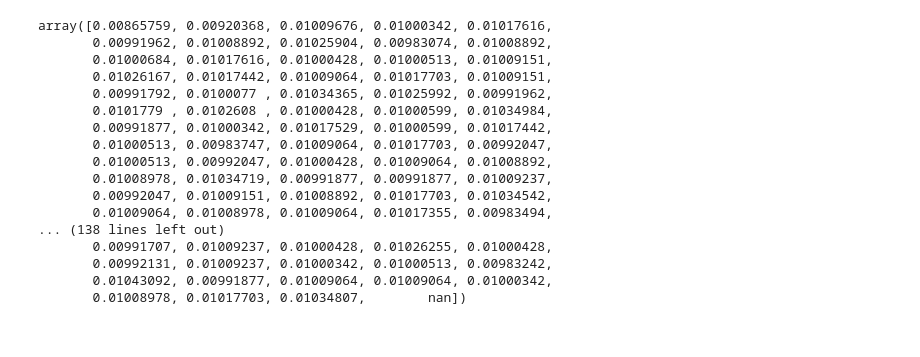
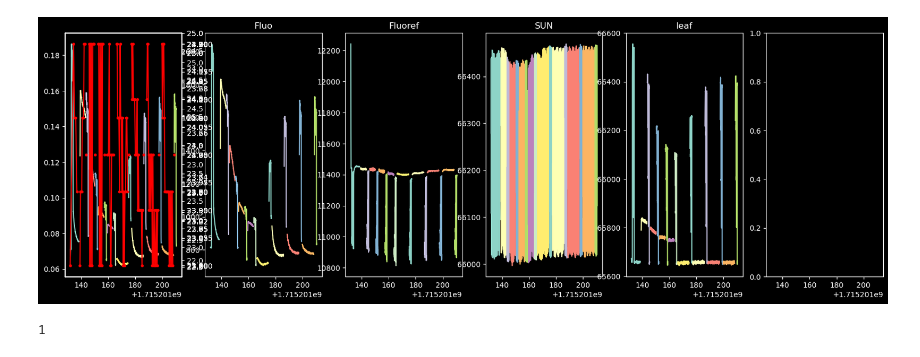
Before and after one commit to Jan-IngenHousz-Institute/ambit, a Jupyter notebook: traces_loads.ipynb, the cells around one changed output. Drawn from its saved outputs; the diff is of its cells as text; code cells hidden in the pictures.

```diff
--- a/traces_loads.ipynb
+++ b/traces_loads.ipynb
@@ -2,6 +2,8 @@
 import numpy as np
 import serial
 import time
+import matplotlib.pyplot as plt
+plt.style.use("dark_background")
 # %%
 def parse_data(l:str):
     if len(l) < 10: return "", []
@@ -81,20 +87,0 @@ with serial.Serial("COM6", baudrate=115200) as ser:
-# %%
-result['Fluo'] / result['Fluoref']
-# %% [output]
-array([0.00865759, 0.00920368, 0.01009676, 0.01000342, 0.01017616,
-       0.00991962, 0.01008892, 0.01025904, 0.00983074, 0.01008892,
-       0.01000684, 0.01017616, 0.01000428, 0.01000513, 0.01009151,
-       0.01026167, 0.01017442, 0.01009064, 0.01017703, 0.01009151,
-       0.00991792, 0.0100077 , 0.01034365, 0.01025992, 0.00991962,
-       0.0101779 , 0.0102608 , 0.01000428, 0.01000599, 0.01034984,
-       0.00991877, 0.01000342, 0.01017529, 0.01000599, 0.01017442,
-       0.01000513, 0.00983747, 0.01009064, 0.01017703, 0.00992047,
-       0.01000513, 0.00992047, 0.01000428, 0.01009064, 0.01008892,
-       0.01008978, 0.01034719, 0.00991877, 0.00991877, 0.01009237,
-       0.00992047, 0.01009151, 0.01008892, 0.01017703, 0.01034542,
-       0.01009064, 0.01008978, 0.01009064, 0.01017355, 0.00983494,
-... (138 lines left out)
-       0.00991707, 0.01009237, 0.01000428, 0.01026255, 0.01000428,
-       0.00992131, 0.01009237, 0.01000342, 0.01000513, 0.00983242,
-       0.01043092, 0.00991877, 0.01009064, 0.01009064, 0.01000342,
-       0.01008978, 0.01017703, 0.01034807,        nan])
@@ -100,0 +137,36 @@ array([0.00865759, 0.00920368, 0.01009676, 0.01000342, 0.01017616,
+# %%
+MPF2 = ambit_run()
+MPF2.add(num = 50, freq = 100, actinic=200)
+MPF2.add(num = 25, freq = 100, actinic=150)
+MPF2.add(num = 25, freq = 100, actinic=100)
+MPF2.add(num = 25, freq = 100, actinic=50)
+MPF2.add(num = 50, freq = 100, actinic=200)
+MPF2.add(num = 25, freq = 100, actinic=0)
+# MPF2.run()
+# MPF2.plot()
+# %%
+ACT1 = ambit_run(True)
+ACT1.add(num=100, freq = 20, actinic=50)
+AMB1 = ambit_run()
+AMB1.add(num=100, freq = 20, actinic=0)
+
+AMB2 = ambit_run()
+AMB2.add(num=200, freq = 20, actinic=0)
+# %%
+runlist = [MPF1, ACT1, MPF2, ACT1, MPF2, ACT1, MPF2, ACT1, MPF2, AMB2, MPF2, AMB2, MPF2, AMB2, MPF2, AMB2, MPF2]
+fig, axes = plt.subplots(1, 6, sharex = True, figsize = (20, 6))
+for n in runlist:
+    t0 = time.time()
+    n.run()
+    result = n.result
+    mea_tml = n.mea_tml + t0
+    plot_list = [_k for _k in result.keys() if _k[:4] != "env_"]
+    for n, _p in enumerate(plot_list):
+        axes[n + 1].plot(mea_tml[1:], result[_p][1:])
+        axes[n + 1].set_title(_p)
+    axes[0].plot(mea_tml[1:], (result["Fluo"]/ result["Fluoref"])[1:])
+    # axes[0].plot(result['env_stamp_t'][:-1]/854, result['env_stamp'][:-1]* np.mean((result["Fluo"]/ result["Fluoref"])[1:]) + .1)
+    ax = axes[0].twinx()
+    ax.plot(result['env_leaf_t']/1000 + t0, result['env_leaf'], 'r.-')
+# %% [output]
+[figure, added]
@@ -100,0 +175,4 @@ array([0.00865759, 0.00920368, 0.01009676, 0.01000342, 0.01017616,
+# %%
+int(True)
+# %% [output]
+1
```
Also changed, not shown: parts of 7 cells of this notebook, 1 other file.
